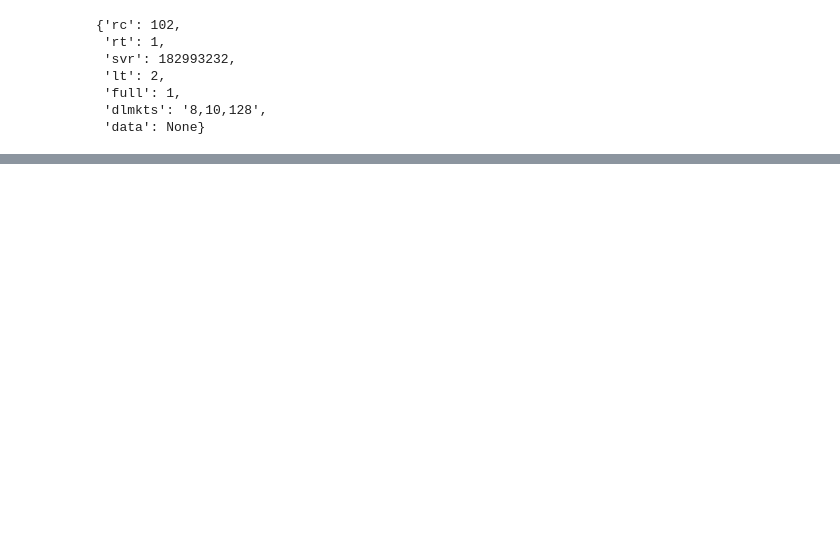
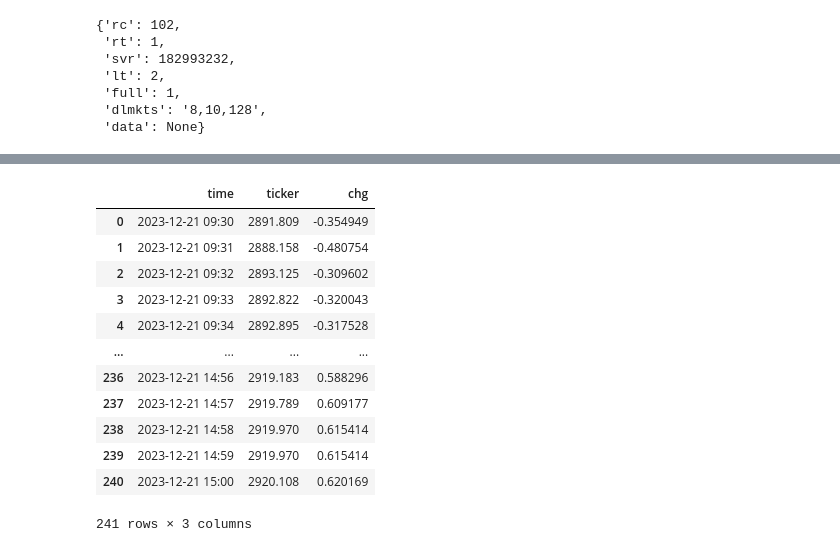
Before and after one commit to alexleethinker/Trading, a Jupyter notebook: notebooks/金融数据爬虫/东方财富爬虫.ipynb, the cells around one changed output, grey strips where cells are left out. Saved outputs shown, nothing was run; the diff lists cells and outputs as text; code cells hidden in the pictures; blank space fills up the shorter version.

```diff
--- a/notebooks/金融数据爬虫/东方财富爬虫.ipynb
+++ b/notebooks/金融数据爬虫/东方财富爬虫.ipynb
@@ -64,0 +67,26 @@ r.json()
+# %%
+import requests
+import pandas as pd
+
+def get_index(secid='1.000688'):
+    url = 'https://push2delay.eastmoney.com/api/qt/stock/trends2/get'
+    params = {
+        'secid': secid,
+        'fields1': 'f1,f2,f3,f4,f5,f6,f7,f8,f9,f10,f11,f12,f13',
+        'fields2': 'f51,f52,f53,f54,f55,f56,f57,f58',
+        'ut': 'e1e6871893c6386c5ff6967026016627',
+        'iscr': '0',
+    }
+
+    r = requests.get(url, params=params, timeout=10)
+    data_json = r.json()['data']
+    series = pd.DataFrame(data_json)['trends'].str.split(',', expand=True)
+    preClose = data_json['preClose']
+    index_name = data_json['name']
+
+    df = series[[0,7]]
+    df.columns =['time', 'ticker']
+    df['ticker'] = pd.to_numeric(df["ticker"], errors="coerce")
+    df['chg'] = (df['ticker'] / preClose - 1) * 100
+    last_chg = "{:.2%}".format(df.chg.tail(1).values[0].round(2)/100)
+    return df, index_name,last_chg
@@ -64,0 +194,3 @@ r.json()
+# %%
+df, index_name,last_chg = get_index(secid='1.000001')
+plot_index_chart(df)
@@ -64,0 +210,16 @@ r.json()
+# %%
+df
+# %% [output]
+|  | time | ticker | chg |
+| 0 | 2023-12-21 09:30 | 2891.809 | -0.354949 |
+| 1 | 2023-12-21 09:31 | 2888.158 | -0.480754 |
+| 2 | 2023-12-21 09:32 | 2893.125 | -0.309602 |
+| 3 | 2023-12-21 09:33 | 2892.822 | -0.320043 |
+| 4 | 2023-12-21 09:34 | 2892.895 | -0.317528 |
+| ... | ... | ... | ... |
+| 236 | 2023-12-21 14:56 | 2919.183 | 0.588296 |
+| 237 | 2023-12-21 14:57 | 2919.789 | 0.609177 |
+| 238 | 2023-12-21 14:58 | 2919.970 | 0.615414 |
+| 239 | 2023-12-21 14:59 | 2919.970 | 0.615414 |
+| 240 | 2023-12-21 15:00 | 2920.108 | 0.620169 |
+241 rows × 3 columns
```
Also changed, not shown: parts of 14 cells of this notebook, 40 other files.
